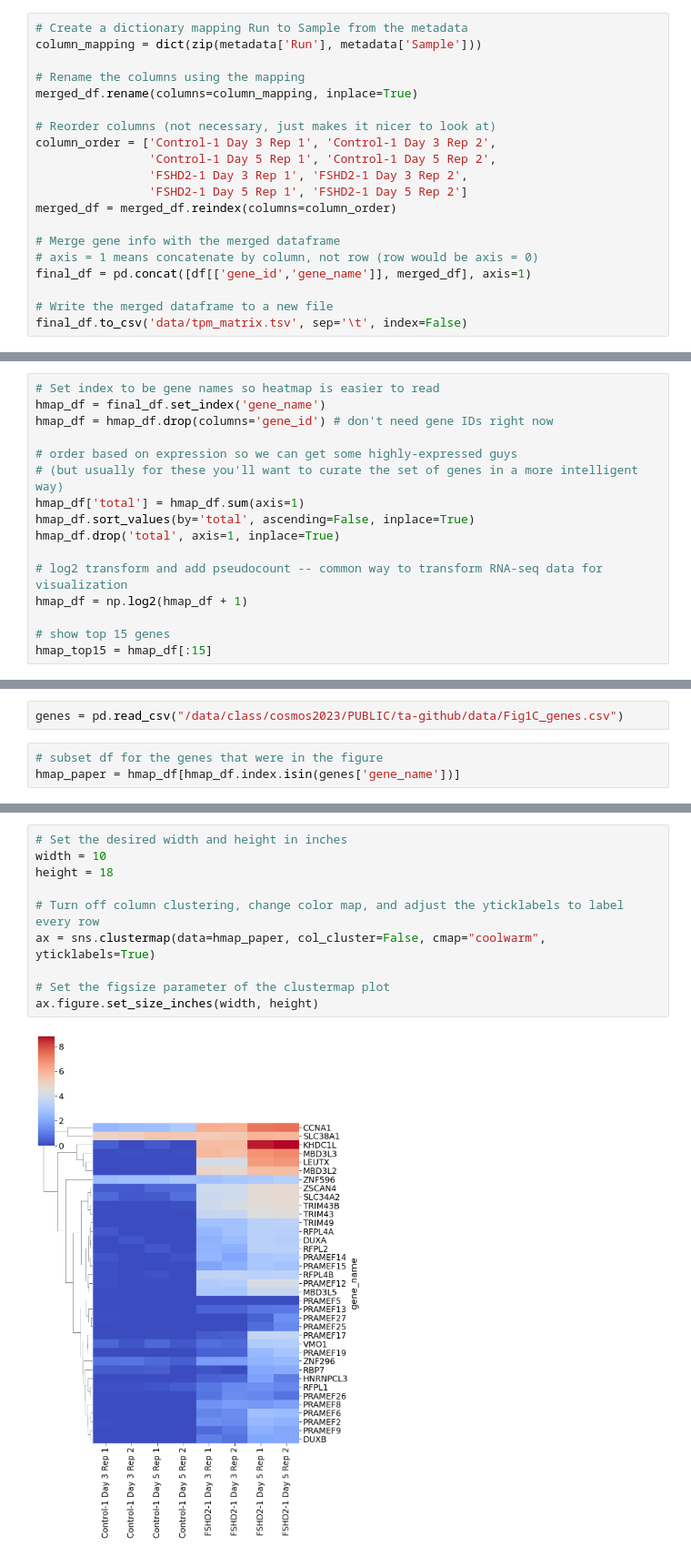
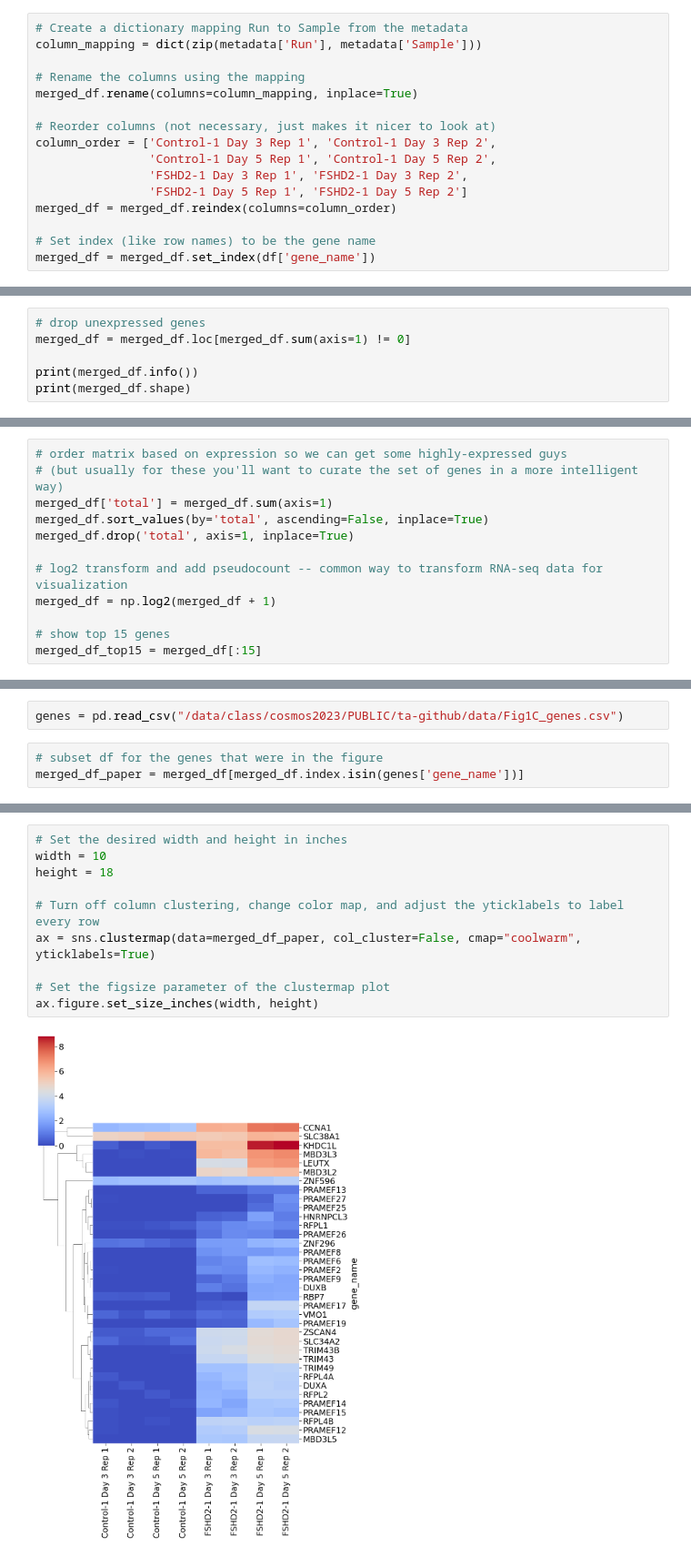
Before and after one commit to mortazavilab/cosmos-cluster6, a Jupyter notebook: python_analysis.ipynb, the cells around one changed output, grey strips where cells are left out. Shown at 91% size. Drawn from its saved outputs; the diff is of its cells as text.

```diff
--- a/python_analysis.ipynb
+++ b/python_analysis.ipynb
@@ -62,9 +62,5 @@ column_order = ['Control-1 Day 3 Rep 1', 'Control-1 Day 3 Rep 2',
                 'FSHD2-1 Day 5 Rep 1', 'FSHD2-1 Day 5 Rep 2']
 merged_df = merged_df.reindex(columns=column_order)
 
-# Merge gene info with the merged dataframe
-# axis = 1 means concatenate by column, not row (row would be axis = 0)
-final_df = pd.concat([df[['gene_id','gene_name']], merged_df], axis=1)
-
-# Write the merged dataframe to a new file
-final_df.to_csv('data/tpm_matrix.tsv', sep='\t', index=False)
+# Set index (like row names) to be the gene name
+merged_df = merged_df.set_index(df['gene_name'])
@@ -70,0 +110,6 @@ final_df.to_csv('data/tpm_matrix.tsv', sep='\t', index=False)
+# %%
+# drop unexpressed genes
+merged_df = merged_df.loc[merged_df.sum(axis=1) != 0]
+
+print(merged_df.info())
+print(merged_df.shape)
@@ -154,20 +208,16 @@ plt.legend(bbox_to_anchor=(1.05, 1), loc='upper left', fontsize='x-small')
 # %% [markdown]
 # Heatmap
 # %%
-# Set index to be gene names so heatmap is easier to read
-hmap_df = final_df.set_index('gene_name')
-hmap_df = hmap_df.drop(columns='gene_id') # don't need gene IDs right now
-
-# order based on expression so we can get some highly-expressed guys
+# order matrix based on expression so we can get some highly-expressed guys
 # (but usually for these you'll want to curate the set of genes in a more intelligent way)
-hmap_df['total'] = hmap_df.sum(axis=1)
-hmap_df.sort_values(by='total', ascending=False, inplace=True)
-hmap_df.drop('total', axis=1, inplace=True)
+merged_df['total'] = merged_df.sum(axis=1)
+merged_df.sort_values(by='total', ascending=False, inplace=True)
+merged_df.drop('total', axis=1, inplace=True)
 
 # log2 transform and add pseudocount -- common way to transform RNA-seq data for visualization
-hmap_df = np.log2(hmap_df + 1)
+merged_df = np.log2(merged_df + 1)
 
 # show top 15 genes
-hmap_top15 = hmap_df[:15]
+merged_df_top15 = merged_df[:15]
 # %%
 # Use clustermap function in seaborn to make heatmap
@@ -180,6 +230,6 @@ ax = sns.clustermap(data=hmap_top15)
 genes = pd.read_csv("/data/class/cosmos2023/PUBLIC/ta-github/data/Fig1C_genes.csv")
 # %%
 # subset df for the genes that were in the figure
-hmap_paper = hmap_df[hmap_df.index.isin(genes['gene_name'])]
+merged_df_paper = merged_df[merged_df.index.isin(genes['gene_name'])]
 # %% [markdown]
 ## make it pretty!
@@ -186,12 +237,12 @@ hmap_paper = hmap_df[hmap_df.index.isin(genes['gene_name'])]
 # %%
 # Set the desired width and height in inches
 width = 10
 height = 18
 
 # Turn off column clustering, change color map, and adjust the yticklabels to label every row
-ax = sns.clustermap(data=hmap_paper, col_cluster=False, cmap="coolwarm", yticklabels=True)
+ax = sns.clustermap(data=merged_df_paper, col_cluster=False, cmap="coolwarm", yticklabels=True)
 
 # Set the figsize parameter of the clustermap plot
 ax.figure.set_size_inches(width, height)
 # %% [output]
-[figure, old version]
+[figure, new version]
```
Also changed, not shown: parts of 13 cells of this notebook.
